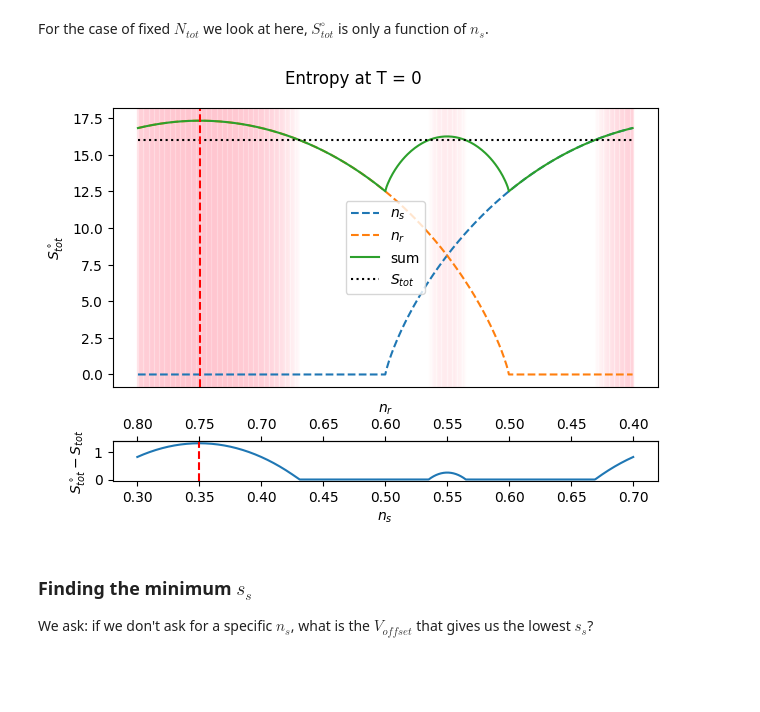
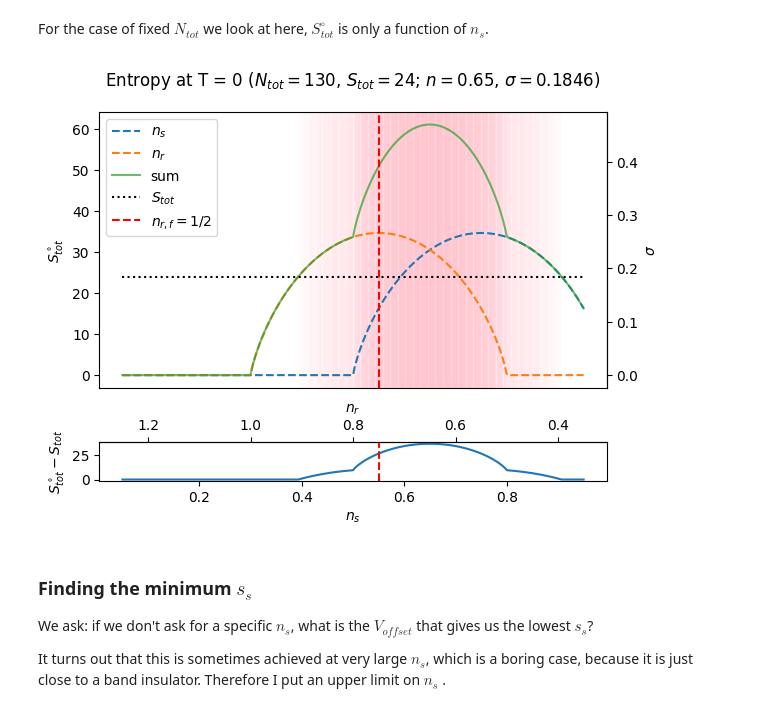
Before and after one commit to Shao-Wen-Chang/E9_constant, a Jupyter notebook: projects/flat_band_cooling/tenpy_results/matching_results_inverters/f3_matching_result_inverter_const_NS.ipynb, the cells around one changed output. Saved outputs shown, nothing was run; the diff lists cells and outputs as text; code cells hidden in the pictures; blank space fills up the shorter version.

```diff
--- a/projects/flat_band_cooling/tenpy_results/matching_results_inverters/f3_matching_result_inverter_const_NS.ipynb
+++ b/projects/flat_band_cooling/tenpy_results/matching_results_inverters/f3_matching_result_inverter_const_NS.ipynb
@@ -29,9 +29,5 @@ Read all the files with the correct parameters to get all $n_s$. Only take the p
 # %%
-V_list = np.array([-0.1, 0, 0.1, 0.3, 1.])
-shift = -2
+V_input_list = np.array([-0.1, 0, 0.1, 0.3, 1., 3.])
+shift = -2.0
 tp = 1.41421356237
-L_subregion = 25
-Stot = 16.
-Ntot = 55
-str_query = f"Stot == {Stot} & Ntot == {Ntot}"
-str_query = f"Stot == {Stot} & Ntot == {Ntot} & beta >= 0"
+L_subregion = 50
@@ -41 +34,3 @@ n_s_halfnr = 2 * ntot - 0.75
+# %%
+N_sites = 2 * L_subregion
 # %%
@@ -60,0 +48,7 @@ V_list = V_list[good_list]
+# %%
+Stot = 24 # = m * 0.2 * (L_subregion / 25), m integer
+Ntot = 130
+str_query = f"Stot == {Stot} & Ntot == {Ntot}"
+allow_neg_beta = False
+# Don't use! Also filters out all the runs with nan values and messes up the plots at low Stot
+# str_query = f"Stot == {Stot} & Ntot == {Ntot} & beta >= 0"
@@ -61,3 +76,8 @@ V_list = V_list[good_list]
+# %%
+ntot = Ntot / 2 / N_sites   # average filling in the joint system
+n_s_halfnr = 2 * ntot - 0.75
+if n_s_halfnr < 0: n_s_halfnr = np.nan
+sigma2tot = Stot / Ntot     # average entropy per particle in the joint system
 # %%
 beta_allV = []
 n_s_allV = []
@@ -104,34 +133,38 @@ def S_zeroT(n_s, L, Ntot):
     n_r = 2 * n - n_s
     return S_flat(n_s, L) + S_flat(n_r, L)
 # %%
-n_s_all = np.linspace(0.3, 0.7, 401)
+n_s_all = np.linspace(0.05, 0.95, 401)
 n_r_all = (2 * ntot - n_s_all)
 S_zeroT_all = S_zeroT(n_s_all, L_subregion, Ntot)
 S_excess = np.maximum(S_zeroT_all - Stot, 0.)
 
 fig_S, (ax_S, ax_S_excess) = plt.subplots(2, 1, height_ratios = (7, 1))
 ax_S.plot(n_s_all, S_flat(n_s_all, L_subregion), ls = "--", label = r"$n_s$")
 ax_S.plot(n_s_all, S_flat(n_r_all, L_subregion), ls = "--", label = r"$n_r$")
-ax_S.plot(n_s_all, S_zeroT_all, label = "sum")
+ax_S.plot(n_s_all, S_zeroT_all, alpha = 0.7, label = "sum")
 ax_S.plot(n_s_all, np.full_like(n_s_all, Stot), ls = ":", color = "k", label = r"$S_{tot}$")
-ax_S.legend()
+ax_S.axvline(n_s_halfnr, color = "r", ls = "--", label = r"$n_{r,f} = 1/2$")
 ax_S.set_xticks([])
 ax_S.set_ylabel(r"$S_{tot}^\circ$")
-ax_S.axvline(n_s_halfnr, color = "r", ls = "--")
+ryax = ax_S.secondary_yaxis('right', functions = (lambda x: x / Ntot, lambda x: x * Ntot))
+ryax.set_ylabel(r"$\sigma$")
+ax_S.legend()
 util.add_shades(ax_S, S_excess / np.max(S_excess), n_s_all, alpha = 0.5, color = "pink")
 
 ax_S_excess.plot(n_s_all, S_excess)
 ax_S_excess.axvline(n_s_halfnr, color = "r", ls = "--")
 ax_S_excess.set_xlabel(r"$n_s$")
 ax_S_excess.set_ylabel(r"$S_{tot}^\circ - S_{tot}$")
 ryax = ax_S_excess.secondary_xaxis('top', functions = (lambda x: 2 * ntot - x, lambda x: 2 * ntot - x))
 ryax.set_xlabel(r"$n_r$")
 
-fig_S.suptitle("Entropy at T = 0")
+fig_S.suptitle(rf"Entropy at T = 0 ($N_{{tot}} = {Ntot}$, $S_{{tot}} = {Stot}$; $n = {ntot}$, $\sigma = {sigma2tot:.4f}$)")
 fig_S.tight_layout()
 # %% [output]
-[figure, old version]
+[figure, new version]
 # %% [markdown]
 ### Finding the minimum $s_s$
 We ask: if we don't ask for a specific $n_s$, what is the $V_{offset}$ that gives us the lowest $s_s$?
+
+It turns out that this is sometimes achieved at very large $n_s$, which is a boring case, because it is just close to a band insulator. Therefore I put an upper limit on $n_s$ .
 # %%
```
Also changed, not shown: parts of 16 cells of this notebook, 8 other files.
